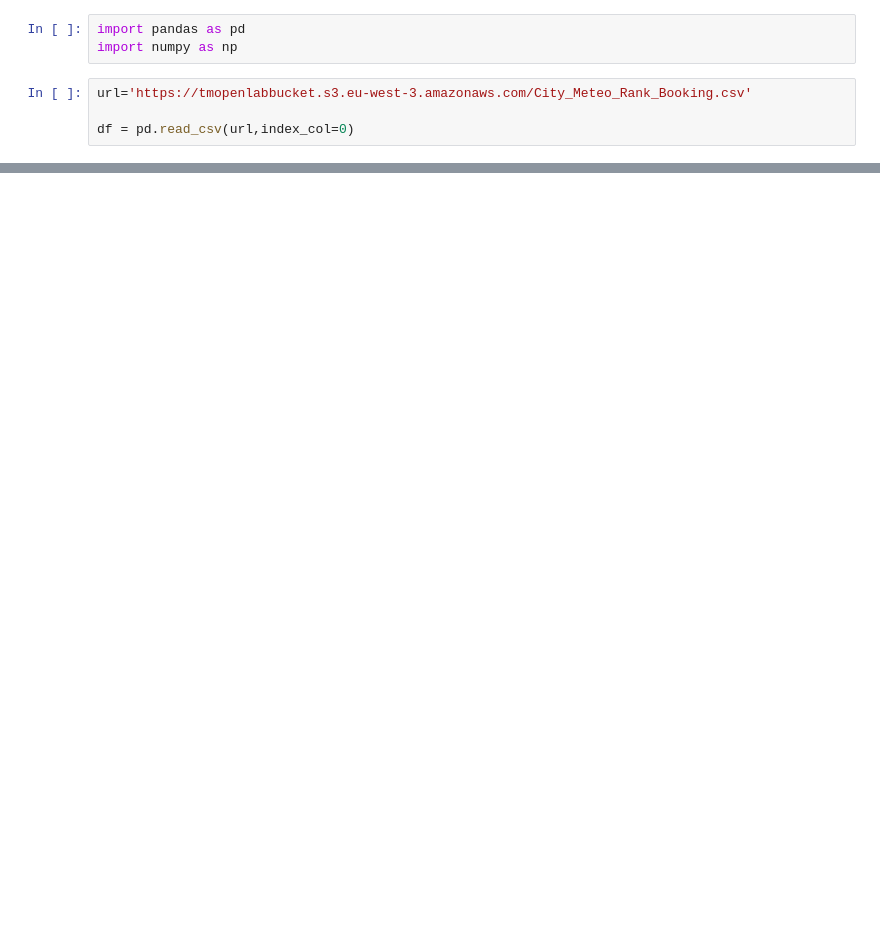
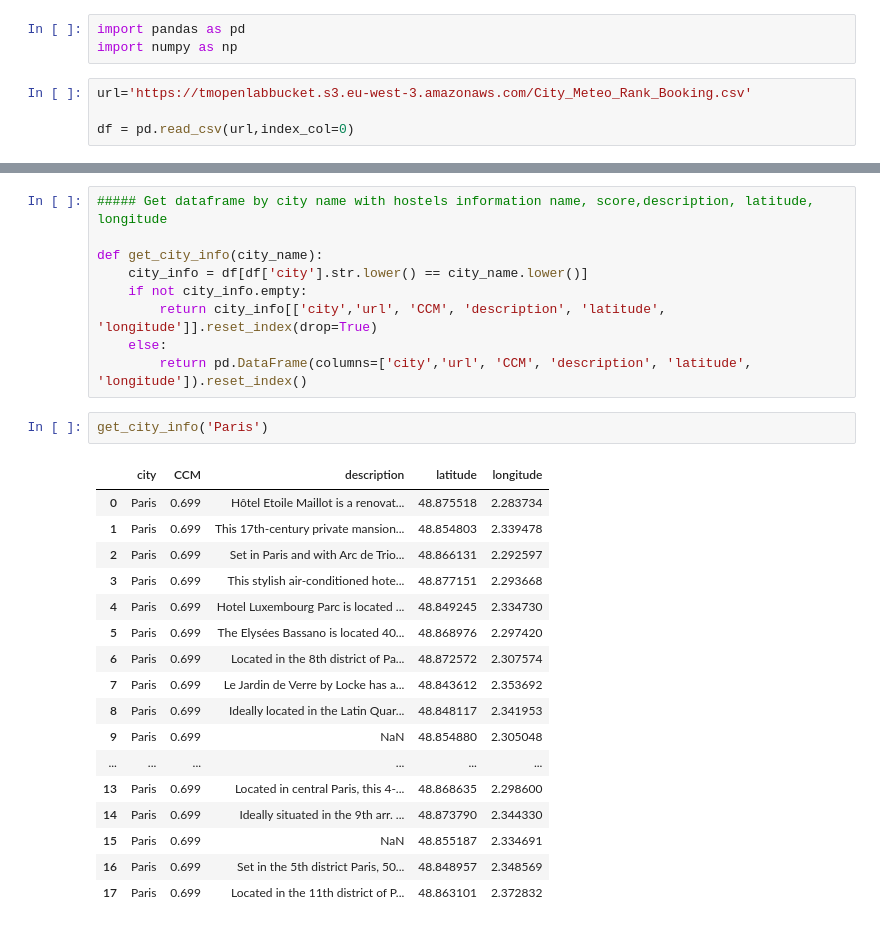
Before and after one commit to thibautmodrin/CDSD_Certification_Projets, a Jupyter notebook: Projet 1 - Data Collection - Kayak/7_Viz_Map.ipynb, the cells around one changed output, grey strips where cells are left out. Saved outputs shown, nothing was run; the diff lists cells and outputs as text; blank space fills up the shorter version.

```diff
--- a/Projet 1 - Data Collection - Kayak/7_Viz_Map.ipynb
+++ b/Projet 1 - Data Collection - Kayak/7_Viz_Map.ipynb
@@ -27,0 +80,29 @@ df
+# %%
+##### Get dataframe by city name with hostels information name, score,description, latitude, longitude
+
+def get_city_info(city_name):
+    city_info = df[df['city'].str.lower() == city_name.lower()]
+    if not city_info.empty:
+        return city_info[['city','url', 'CCM', 'description', 'latitude', 'longitude']].reset_index(drop=True)
+    else:
+        return pd.DataFrame(columns=['city','url', 'CCM', 'description', 'latitude', 'longitude']).reset_index()
+# %%
+get_city_info('Paris')
+# %% [output]
+|  | city | CCM | description | latitude | longitude |
+| 0 | Paris | 0.699 | Hôtel Etoile Maillot is a renovat... | 48.875518 | 2.283734 |
+| 1 | Paris | 0.699 | This 17th-century private mansion... | 48.854803 | 2.339478 |
+| 2 | Paris | 0.699 | Set in Paris and with Arc de Trio... | 48.866131 | 2.292597 |
+| 3 | Paris | 0.699 | This stylish air-conditioned hote... | 48.877151 | 2.293668 |
+| 4 | Paris | 0.699 | Hotel Luxembourg Parc is located ... | 48.849245 | 2.334730 |
+| 5 | Paris | 0.699 | The Elysées Bassano is located 40... | 48.868976 | 2.297420 |
+| 6 | Paris | 0.699 | Located in the 8th district of Pa... | 48.872572 | 2.307574 |
+| 7 | Paris | 0.699 | Le Jardin de Verre by Locke has a... | 48.843612 | 2.353692 |
+| 8 | Paris | 0.699 | Ideally located in the Latin Quar... | 48.848117 | 2.341953 |
+| 9 | Paris | 0.699 | NaN | 48.854880 | 2.305048 |
+| ... | ... | ... | ... | ... | ... |
+| 13 | Paris | 0.699 | Located in central Paris, this 4-... | 48.868635 | 2.298600 |
+| 14 | Paris | 0.699 | Ideally situated in the 9th arr. ... | 48.873790 | 2.344330 |
+| 15 | Paris | 0.699 | NaN | 48.855187 | 2.334691 |
+| 16 | Paris | 0.699 | Set in the 5th district Paris, 50... | 48.848957 | 2.348569 |
+| 17 | Paris | 0.699 | Located in the 11th district of P... | 48.863101 | 2.372832 |
```
Also changed, not shown: parts of 5 cells of this notebook, 4 other files.
